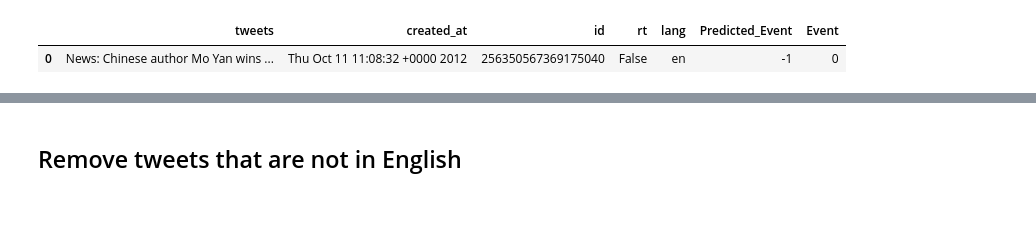
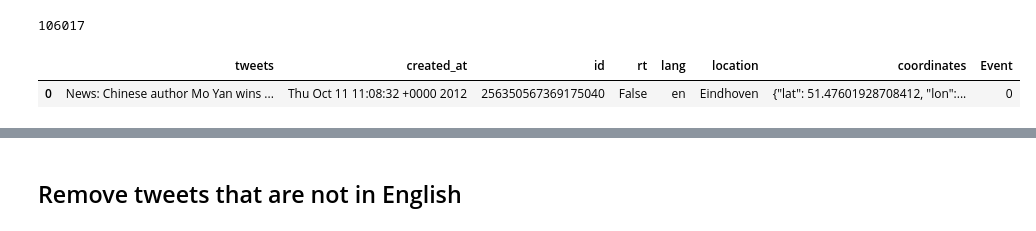
Before and after one commit to galexa05/Thesis-Subject---Event-Detection-in-micro-blocks, a Jupyter notebook: Clustering Json Noise Data - Evaluation metrics.ipynb, the cells around one changed output, grey strips where cells are left out. Saved outputs shown, nothing was run; the diff lists cells and outputs as text; code cells hidden in the pictures.

```diff
--- a/Clustering Json Noise Data - Evaluation metrics.ipynb
+++ b/Clustering Json Noise Data - Evaluation metrics.ipynb
@@ -44,39 +50,34 @@ from sklearn.cluster import KMeans
 # %%
-fname = "relevant_json.json"
-list_tweets = []
-count = 0
-sum = 1000
-with open(fname,encoding="utf8") as f:
-    for line in f:
-        try:
-            tweet = json.loads(line)
-        except:
-            pass
-        list_tweets.append(tweet)
-#         count+=1
-#         if count==sum:
-#             print(count)
-#             sum*=2
-# list_tweets[0].keys()
+# fname = "relevant_json.json"
+# list_tweets = []
+# count = 0
+# sum = 1000
+# with open(fname,encoding="utf8") as f:
+#     for line in f:
+#         try:
+#             tweet = json.loads(line)
+#         except:
+#             pass
+#         list_tweets.append(tweet)
 
-df_relevant = pd.DataFrame(data=[tweet["full_text"] for tweet in list_tweets], columns=['tweets'])
-df_relevant['created_at'] = np.array([tweet["created_at"] for tweet in list_tweets])
-df_relevant['id'] = np.array([int(tweet["id_str"]) for tweet in list_tweets])
-df_relevant['rt'] = np.array([tweet["retweeted"] for tweet in list_tweets])
-df_relevant['lang'] = np.array([tweet["lang"] for tweet in list_tweets])
-df_relevant['Predicted_Event'] = -1
-# df_relevant['geo'] = np.array([tweet["geo"] for tweet in list_tweets])
-# df_relevant['coordinates'] = np.array([tweet["coordinates"] for tweet in list_tweets])
+# df_relevant = pd.DataFrame(data=[tweet["full_text"] for tweet in list_tweets], columns=['tweets'])
+# df_relevant['created_at'] = np.array([tweet["created_at"] for tweet in list_tweets])
+# df_relevant['id'] = np.array([int(tweet["id_str"]) for tweet in list_tweets])
+# df_relevant['rt'] = np.array([tweet["retweeted"] for tweet in list_tweets])
+# df_relevant['lang'] = np.array([tweet["lang"] for tweet in list_tweets])
+# df_relevant['Predicted_Event'] = -1
 
-# df_relevant.shape[0]
+# fname = "relevant_tweets.tsv"
+# event_id = pd.read_csv(fname, sep='\t',header=None,names=['Event','id'])
 
-fname = "relevant_tweets.tsv"
-event_id = pd.read_csv(fname, sep='\t',header=None,names=['Event','id'])
-
-# event_id.shape[0]
-
-df_relevant = df_relevant.merge(event_id, left_on='id', right_on='id')
-df_relevant.head(1)
+# df_relevant = df_relevant.merge(event_id, left_on='id', right_on='id')
+# df_relevant.head(1)
-# %% [output]
-|  | tweets | created_at | id | rt | lang | Predicted_Event | Event |
-| 0 | News: Chinese author Mo Yan wins ... | Thu Oct 11 11:08:32 +0000 2012 | 256350567369175040 | False | en | -1 | 0 |
+# %%
+colnames=['tweets', 'created_at', 'id','rt','lang','location','coordinates','Event']
+df_relevant = pd.read_csv('relevant_with_coordinates.csv', names=colnames, header=None)
+print(df_relevant.shape[0])
+df_relevant.head(1)
+# %% [output]
+106017
+|  | tweets | created_at | id | rt | lang | location | coordinates | Event |
+| 0 | News: Chinese author Mo Yan wins ... | Thu Oct 11 11:08:32 +0000 2012 | 256350567369175040 | False | en | Eindhoven | {"lat": 51.47601928708412, "lon":... | 0 |
```
Also changed, not shown: parts of 51 cells of this notebook.
